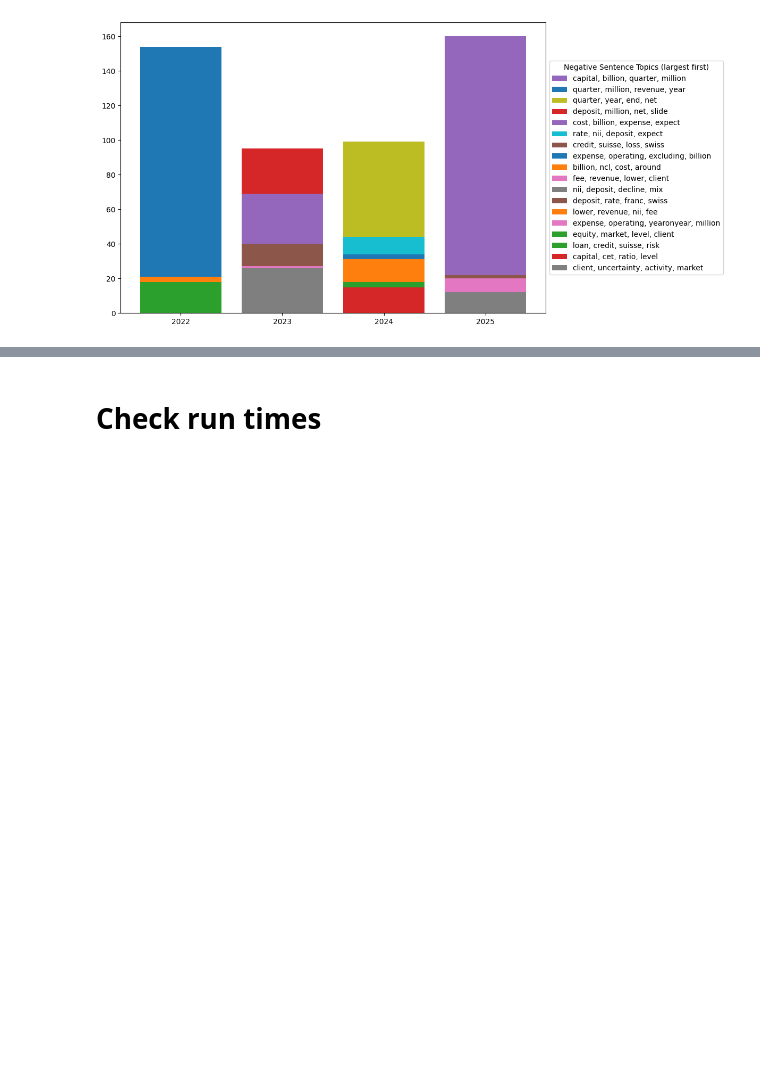
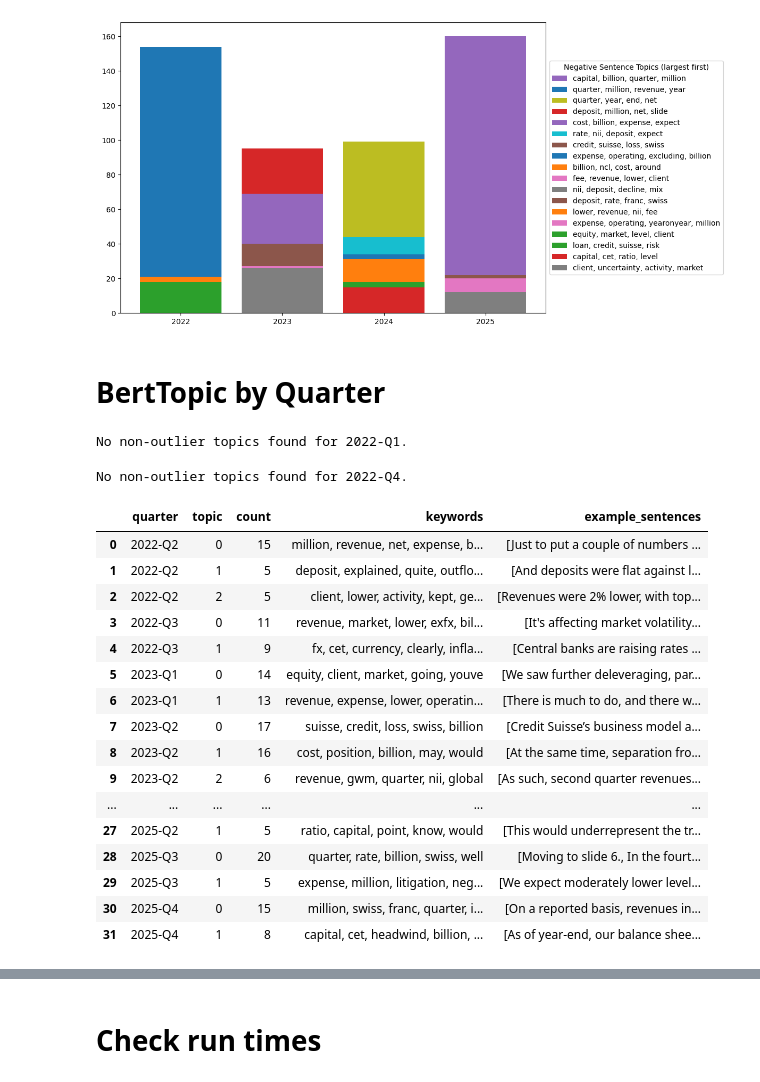
Before and after one commit to maybebool/boe-financial-analysis, a Jupyter notebook: notebooks/rachel/All_in_one/v2_sentiment_classifier/v2_sentiment_classification.ipynb, the cells around one changed output, grey strips where cells are left out. Cells and saved outputs as stored; diff of their text form; code cells hidden in the pictures; blank space fills up the shorter version.

```diff
--- a/notebooks/rachel/All_in_one/v2_sentiment_classifier/v2_sentiment_classification.ipynb
+++ b/notebooks/rachel/All_in_one/v2_sentiment_classifier/v2_sentiment_classification.ipynb
@@ -1410,3 +1410,5 @@ plt.savefig(f"{results_folder}/negative_sentence_topics_by_year_for_{bank_name}.
 plt.show()
 # %% [output]
 [figure]
+# %% [markdown]
+# BertTopic by Quarter
@@ -1412,0 +1507,25 @@ plt.show()
+# %%
+top_topics = find_top_negative_topics_per_quarter(data, bank=bank_name)
+# %% [output]
+No non-outlier topics found for 2022-Q1.
+No non-outlier topics found for 2022-Q4.
+# %%
+display(top_topics)
+# %% [output]
+|  | quarter | topic | count | keywords | example_sentences |
+| 0 | 2022-Q2 | 0 | 15 | million, revenue, net, expense, b... | [Just to put a couple of numbers ... |
+| 1 | 2022-Q2 | 1 | 5 | deposit, explained, quite, outflo... | [And deposits were flat against l... |
+| 2 | 2022-Q2 | 2 | 5 | client, lower, activity, kept, ge... | [Revenues were 2% lower, with top... |
+| 3 | 2022-Q3 | 0 | 11 | revenue, market, lower, exfx, bil... | [It's affecting market volatility... |
+| 4 | 2022-Q3 | 1 | 9 | fx, cet, currency, clearly, infla... | [Central banks are raising rates ... |
+| 5 | 2023-Q1 | 0 | 14 | equity, client, market, going, youve | [We saw further deleveraging, par... |
+| 6 | 2023-Q1 | 1 | 13 | revenue, expense, lower, operatin... | [There is much to do, and there w... |
+| 7 | 2023-Q2 | 0 | 17 | suisse, credit, loss, swiss, billion | [Credit Suisse’s business model a... |
+| 8 | 2023-Q2 | 1 | 16 | cost, position, billion, may, would | [At the same time, separation fro... |
+| 9 | 2023-Q2 | 2 | 6 | revenue, gwm, quarter, nii, global | [As such, second quarter revenues... |
+| ... | ... | ... | ... | ... | ... |
+| 27 | 2025-Q2 | 1 | 5 | ratio, capital, point, know, would | [This would underrepresent the tr... |
+| 28 | 2025-Q3 | 0 | 20 | quarter, rate, billion, swiss, well | [Moving to slide 6., In the fourt... |
+| 29 | 2025-Q3 | 1 | 5 | expense, million, litigation, neg... | [We expect moderately lower level... |
+| 30 | 2025-Q4 | 0 | 15 | million, swiss, franc, quarter, i... | [On a reported basis, revenues in... |
+| 31 | 2025-Q4 | 1 | 8 | capital, cet, headwind, billion, ... | [As of year-end, our balance shee... |
```
Also changed, not shown: parts of 4 cells of this notebook.
